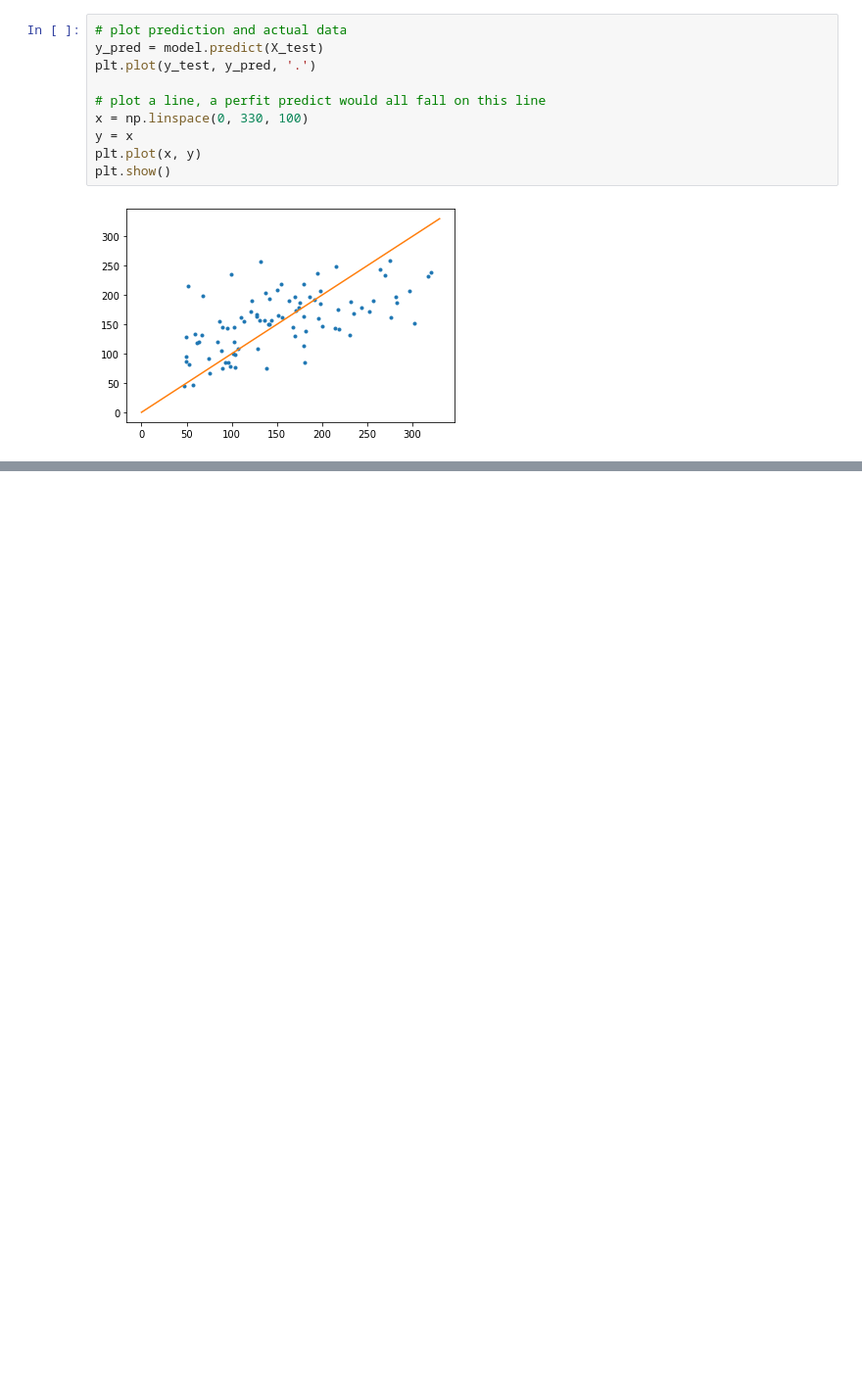
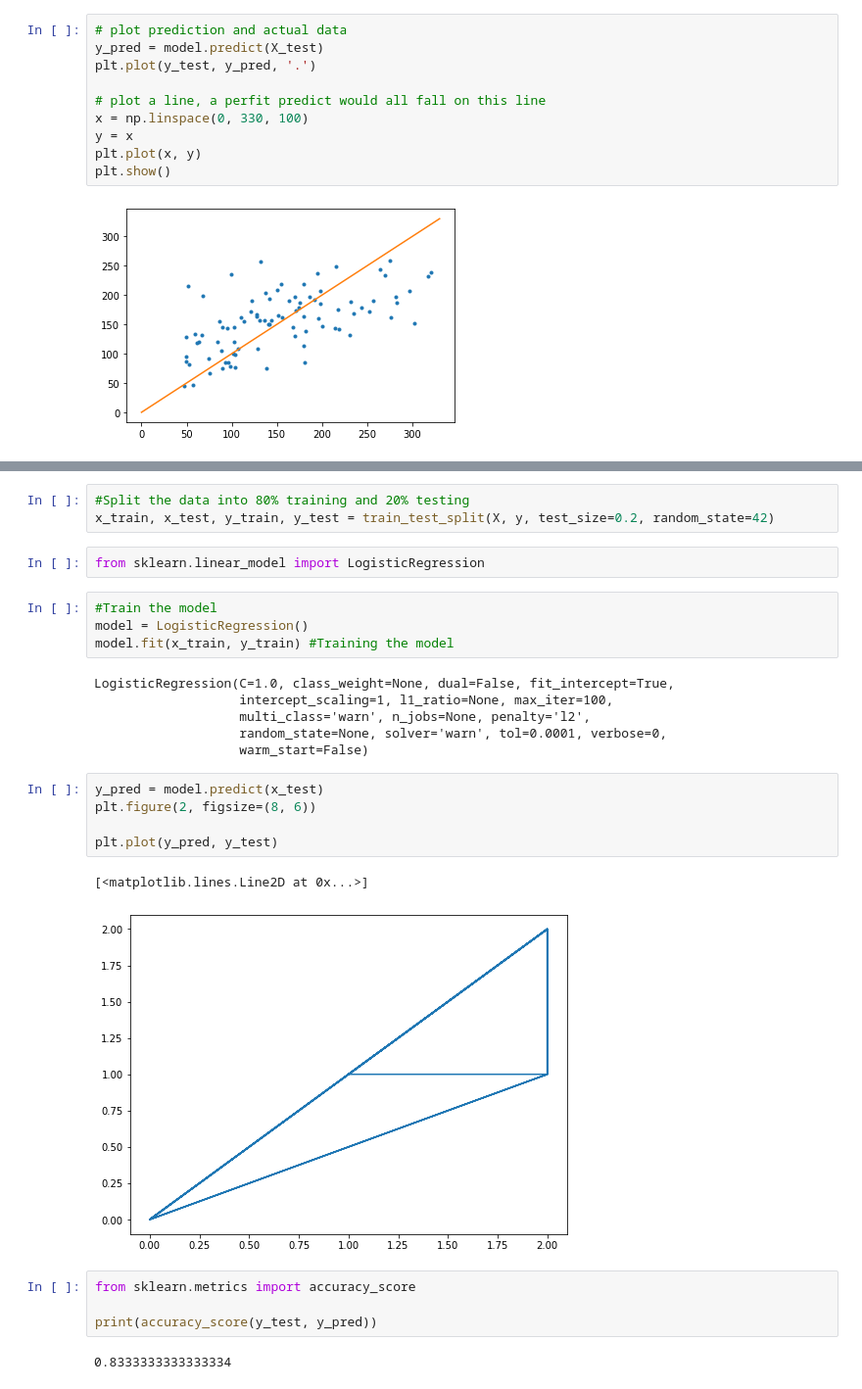
Before and after one commit to stevemeister5/aitheory, a Jupyter notebook: Examples.ipynb, the cells around one changed output, grey strips where cells are left out. Shown at 98% size. Drawn from its saved outputs; the diff is of its cells as text; blank space fills up the shorter version.

```diff
--- a/Examples.ipynb
+++ b/Examples.ipynb
@@ -57,0 +111,29 @@ plt.show()
+# %%
+#Split the data into 80% training and 20% testing
+x_train, x_test, y_train, y_test = train_test_split(X, y, test_size=0.2, random_state=42)
+# %%
+from sklearn.linear_model import LogisticRegression
+# %%
+#Train the model
+model = LogisticRegression()
+model.fit(x_train, y_train) #Training the model
+# %% [output]
+LogisticRegression(C=1.0, class_weight=None, dual=False, fit_intercept=True,
+                   intercept_scaling=1, l1_ratio=None, max_iter=100,
+                   multi_class='warn', n_jobs=None, penalty='l2',
+                   random_state=None, solver='warn', tol=0.0001, verbose=0,
+                   warm_start=False)
+# %%
+y_pred = model.predict(x_test)
+plt.figure(2, figsize=(8, 6))
+
+plt.plot(y_pred, y_test)
+# %% [output]
+[<matplotlib.lines.Line2D at 0x...>]
+[figure, added]
+# %%
+from sklearn.metrics import accuracy_score
+
+print(accuracy_score(y_test, y_pred))
+# %% [output]
+0.8333333333333334
```
Also changed, not shown: parts of 24 cells of this notebook.
